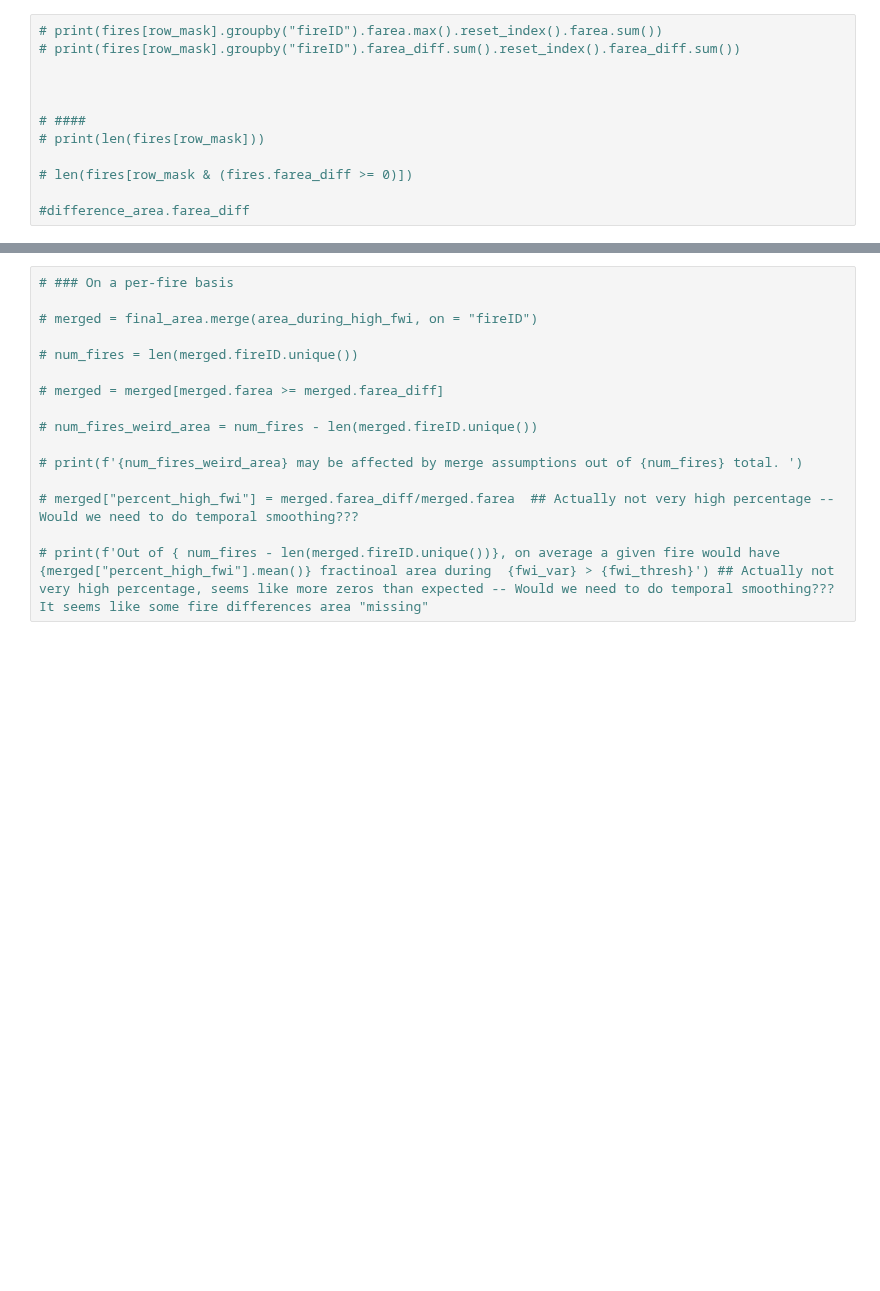
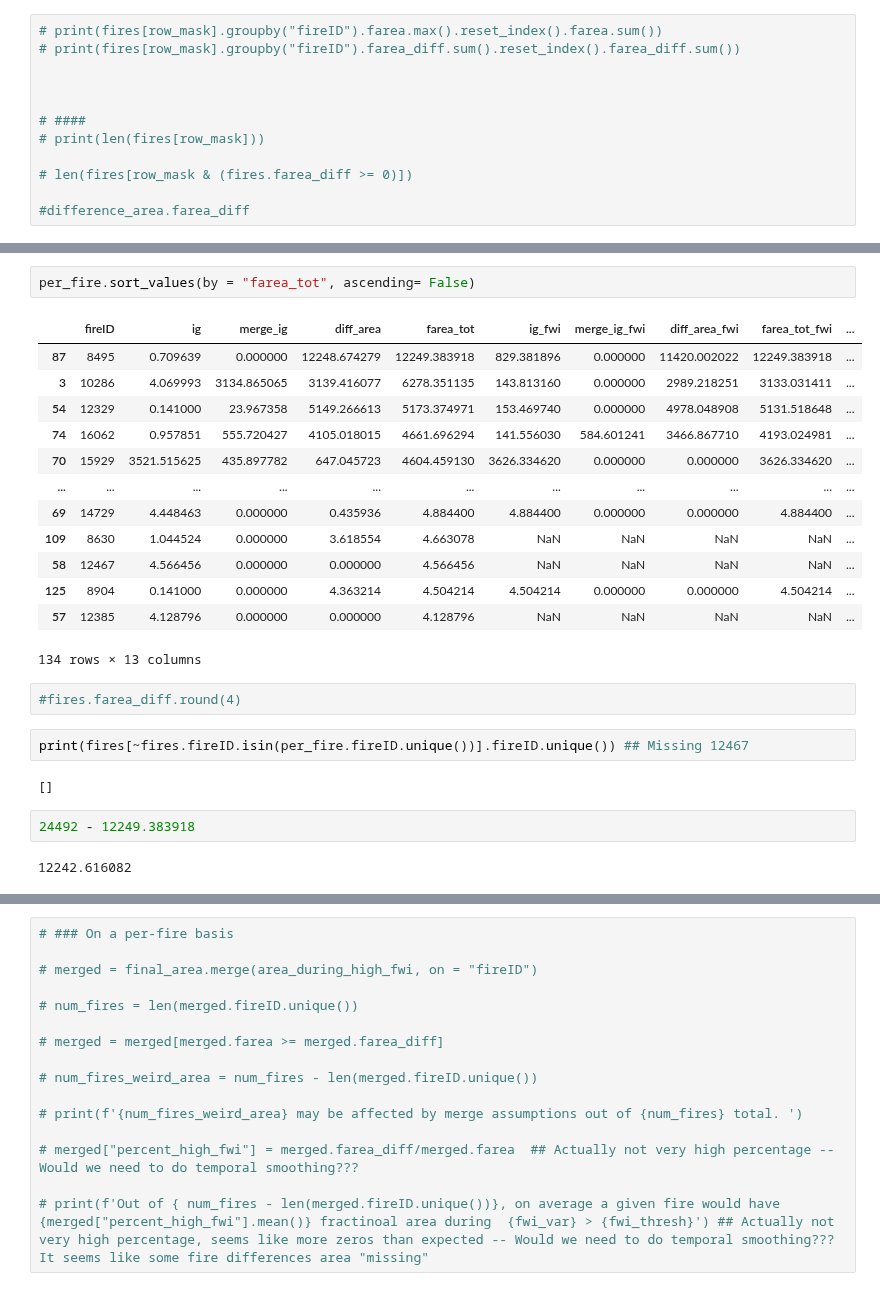
Before and after one commit to mccabete/fwiVis, a Jupyter notebook: Lightning_analysis/heatmap_timeseries.ipynb, the cells around one changed output, grey strips where cells are left out. Saved outputs shown, nothing was run; the diff lists cells and outputs as text; blank space fills up the shorter version.

```diff
--- a/Lightning_analysis/heatmap_timeseries.ipynb
+++ b/Lightning_analysis/heatmap_timeseries.ipynb
@@ -1063,0 +1082,26 @@ Per fire, on average 0.6006480469288024of the area came from when FWI was >= tha
+# %%
+per_fire.sort_values(by = "farea_tot", ascending= False)
+# %% [output]
+|  | fireID | ig | merge_ig | diff_area | farea_tot | ig_fwi | merge_ig_fwi | diff_area_fwi | farea_tot_fwi | ... |
+| 87 | 8495 | 0.709639 | 0.000000 | 12248.674279 | 12249.383918 | 829.381896 | 0.000000 | 11420.002022 | 12249.383918 | ... |
+| 3 | 10286 | 4.069993 | 3134.865065 | 3139.416077 | 6278.351135 | 143.813160 | 0.000000 | 2989.218251 | 3133.031411 | ... |
+| 54 | 12329 | 0.141000 | 23.967358 | 5149.266613 | 5173.374971 | 153.469740 | 0.000000 | 4978.048908 | 5131.518648 | ... |
+| 74 | 16062 | 0.957851 | 555.720427 | 4105.018015 | 4661.696294 | 141.556030 | 584.601241 | 3466.867710 | 4193.024981 | ... |
+| 70 | 15929 | 3521.515625 | 435.897782 | 647.045723 | 4604.459130 | 3626.334620 | 0.000000 | 0.000000 | 3626.334620 | ... |
+| ... | ... | ... | ... | ... | ... | ... | ... | ... | ... | ... |
+| 69 | 14729 | 4.448463 | 0.000000 | 0.435936 | 4.884400 | 4.884400 | 0.000000 | 0.000000 | 4.884400 | ... |
+| 109 | 8630 | 1.044524 | 0.000000 | 3.618554 | 4.663078 | NaN | NaN | NaN | NaN | ... |
+| 58 | 12467 | 4.566456 | 0.000000 | 0.000000 | 4.566456 | NaN | NaN | NaN | NaN | ... |
+| 125 | 8904 | 0.141000 | 0.000000 | 4.363214 | 4.504214 | 4.504214 | 0.000000 | 0.000000 | 4.504214 | ... |
+| 57 | 12385 | 4.128796 | 0.000000 | 0.000000 | 4.128796 | NaN | NaN | NaN | NaN | ... |
+134 rows × 13 columns
+# %%
+#fires.farea_diff.round(4)
+# %%
+print(fires[~fires.fireID.isin(per_fire.fireID.unique())].fireID.unique()) ## Missing 12467
+# %% [output]
+[]
+# %%
+24492 - 12249.383918
+# %% [output]
+12242.616082
```
Also changed, not shown: parts of 13 cells of this notebook.
